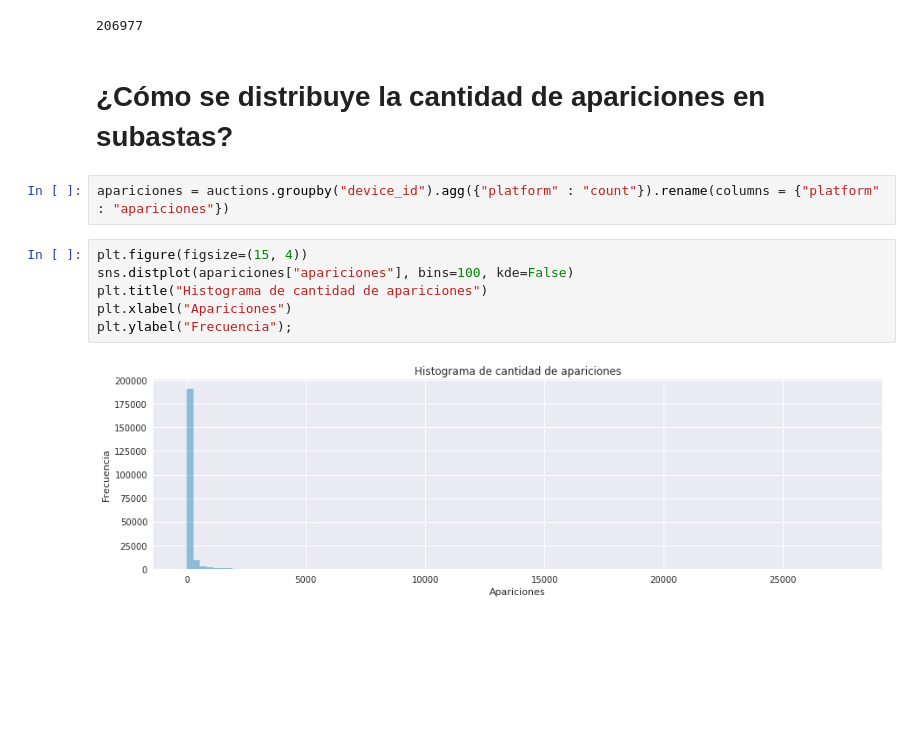
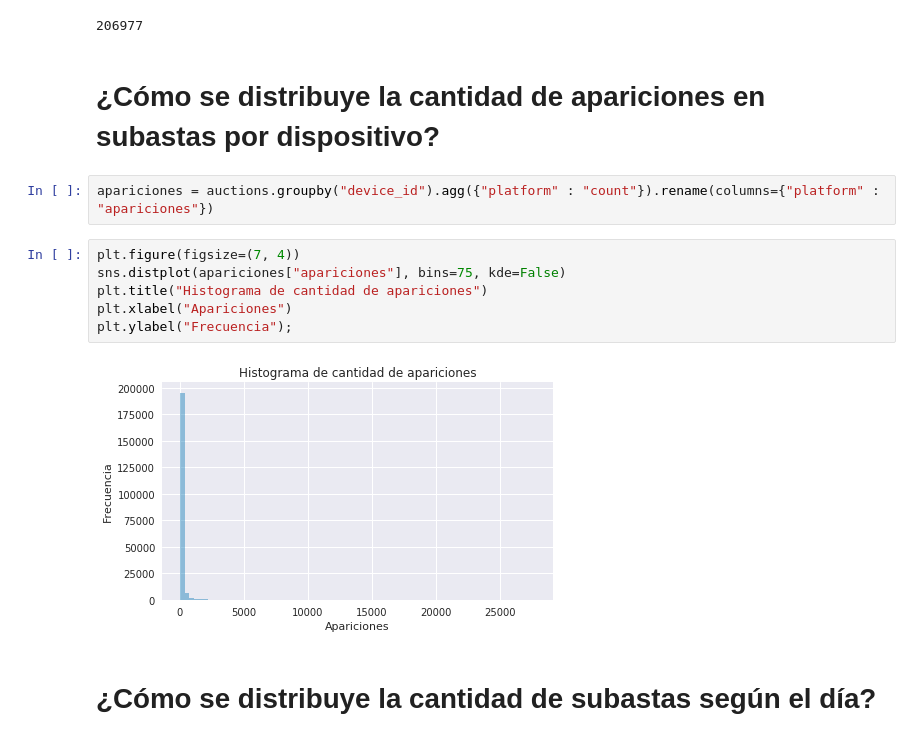
Before and after one commit to mateoicalvo/7506, a Jupyter notebook: tp1/analisis/auctions/auctions.ipynb, the cells around one changed output. Drawn from its saved outputs; the diff is of its cells as text; blank space fills up the shorter version.

Commit message:
avanzo en el análisis de subastas

```diff
--- a/tp1/analisis/auctions/auctions.ipynb
+++ b/tp1/analisis/auctions/auctions.ipynb
@@ -44,14 +44,16 @@ len(auctions["device_id"].value_counts())
 # %% [output]
 206977
 # %% [markdown]
-# ¿Cómo se distribuye la cantidad de apariciones en subastas?
+# ¿Cómo se distribuye la cantidad de apariciones en subastas por dispositivo?
 # %%
-apariciones = auctions.groupby("device_id").agg({"platform" : "count"}).rename(columns = {"platform" : "apariciones"})
+apariciones = auctions.groupby("device_id").agg({"platform" : "count"}).rename(columns={"platform" : "apariciones"})
 # %%
-plt.figure(figsize=(15, 4))
-sns.distplot(apariciones["apariciones"], bins=100, kde=False)
+plt.figure(figsize=(7, 4))
+sns.distplot(apariciones["apariciones"], bins=75, kde=False)
 plt.title("Histograma de cantidad de apariciones")
 plt.xlabel("Apariciones")
 plt.ylabel("Frecuencia");
 # %% [output]
-[figure, old version]
+[figure, new version]
+# %% [markdown]
+# ¿Cómo se distribuye la cantidad de subastas según el día?
```
Also changed, not shown: parts of 13 cells of this notebook.
